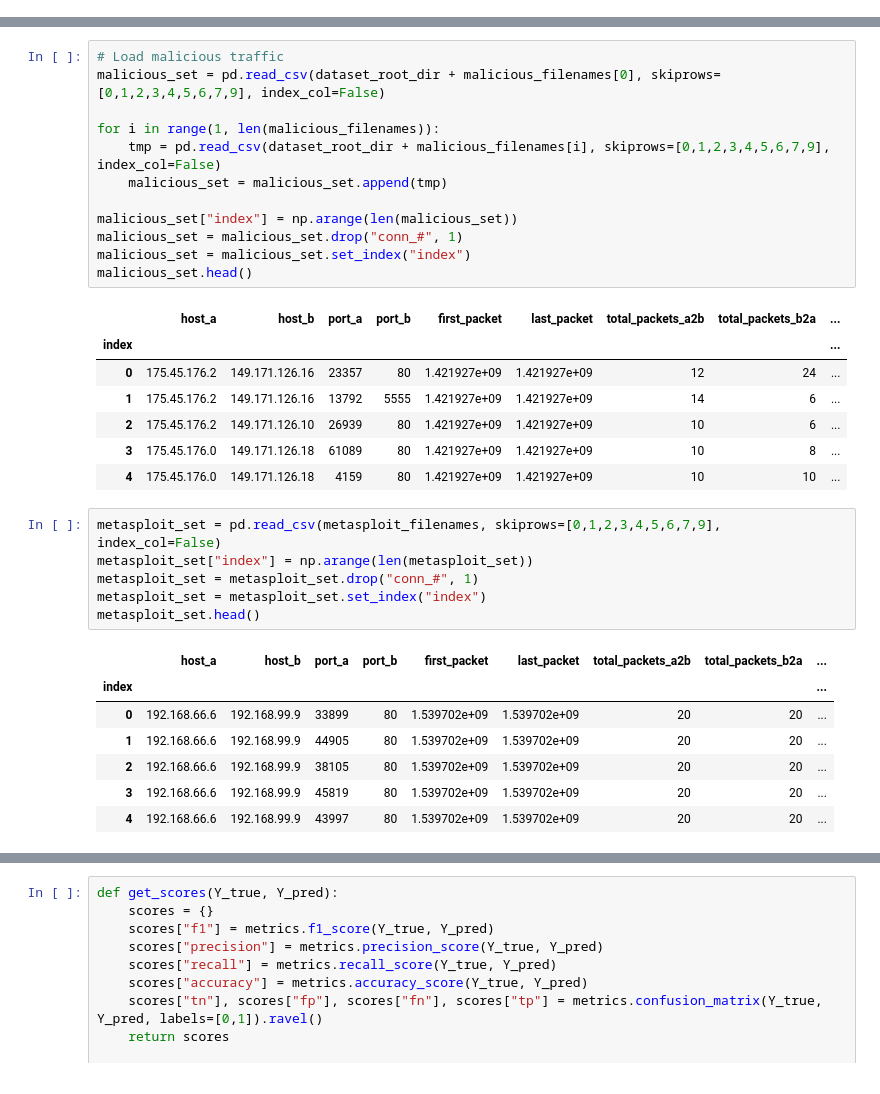
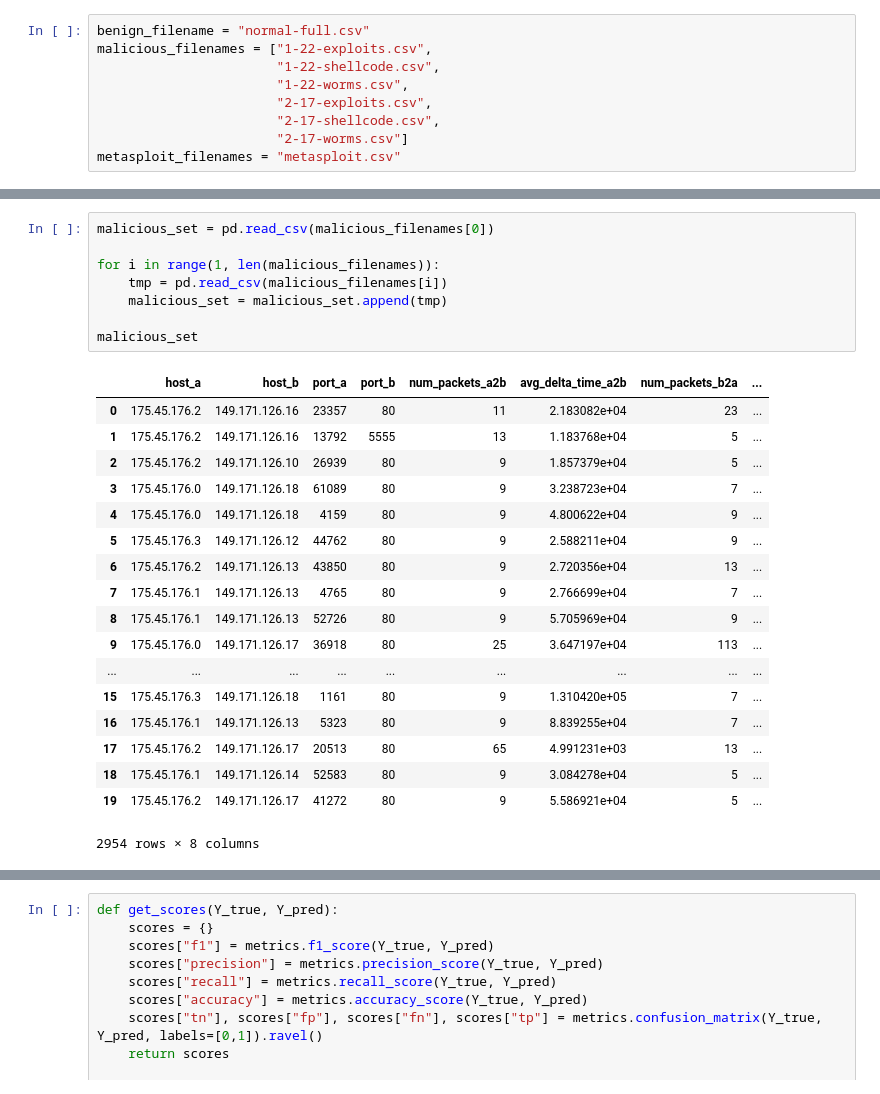
Before and after one commit to bazz-066/unsw-header-analysis, a Jupyter notebook: Delta Time Analysis.ipynb, the cells around one changed output, grey strips where cells are left out. Saved outputs shown, nothing was run; the diff lists cells and outputs as text.

```diff
--- a/Delta Time Analysis.ipynb
+++ b/Delta Time Analysis.ipynb
@@ -35,0 +18,9 @@ benign_set.head()
+# %%
+benign_filename = "normal-full.csv"
+malicious_filenames = ["1-22-exploits.csv",
+                       "1-22-shellcode.csv",
+                       "1-22-worms.csv",
+                       "2-17-exploits.csv",
+                       "2-17-shellcode.csv",
+                       "2-17-worms.csv"]
+metasploit_filenames = "metasploit.csv"
@@ -36,34 +49,27 @@ benign_set.head()
 # %%
-# Load malicious traffic
-malicious_set = pd.read_csv(dataset_root_dir + malicious_filenames[0], skiprows=[0,1,2,3,4,5,6,7,9], index_col=False)
+malicious_set = pd.read_csv(malicious_filenames[0])
 
 for i in range(1, len(malicious_filenames)):
-    tmp = pd.read_csv(dataset_root_dir + malicious_filenames[i], skiprows=[0,1,2,3,4,5,6,7,9], index_col=False)
+    tmp = pd.read_csv(malicious_filenames[i])
     malicious_set = malicious_set.append(tmp)
 
-malicious_set["index"] = np.arange(len(malicious_set))
-malicious_set = malicious_set.drop("conn_#", 1)
-malicious_set = malicious_set.set_index("index")
-malicious_set.head()
+malicious_set
 # %% [output]
-|  | host_a | host_b | port_a | port_b | first_packet | last_packet | total_packets_a2b | total_packets_b2a | ... |
-| index |  |  |  |  |  |  |  |  | ... |
-| 0 | 175.45.176.2 | 149.171.126.16 | 23357 | 80 | 1.421927e+09 | 1.421927e+09 | 12 | 24 | ... |
-| 1 | 175.45.176.2 | 149.171.126.16 | 13792 | 5555 | 1.421927e+09 | 1.421927e+09 | 14 | 6 | ... |
-| 2 | 175.45.176.2 | 149.171.126.10 | 26939 | 80 | 1.421927e+09 | 1.421927e+09 | 10 | 6 | ... |
-| 3 | 175.45.176.0 | 149.171.126.18 | 61089 | 80 | 1.421927e+09 | 1.421927e+09 | 10 | 8 | ... |
-| 4 | 175.45.176.0 | 149.171.126.18 | 4159 | 80 | 1.421927e+09 | 1.421927e+09 | 10 | 10 | ... |
+|  | host_a | host_b | port_a | port_b | num_packets_a2b | avg_delta_time_a2b | num_packets_b2a | ... |
+| 0 | 175.45.176.2 | 149.171.126.16 | 23357 | 80 | 11 | 2.183082e+04 | 23 | ... |
+| 1 | 175.45.176.2 | 149.171.126.16 | 13792 | 5555 | 13 | 1.183768e+04 | 5 | ... |
+| 2 | 175.45.176.2 | 149.171.126.10 | 26939 | 80 | 9 | 1.857379e+04 | 5 | ... |
+| 3 | 175.45.176.0 | 149.171.126.18 | 61089 | 80 | 9 | 3.238723e+04 | 7 | ... |
+| 4 | 175.45.176.0 | 149.171.126.18 | 4159 | 80 | 9 | 4.800622e+04 | 9 | ... |
+| 5 | 175.45.176.3 | 149.171.126.12 | 44762 | 80 | 9 | 2.588211e+04 | 9 | ... |
+| 6 | 175.45.176.2 | 149.171.126.13 | 43850 | 80 | 9 | 2.720356e+04 | 13 | ... |
+| 7 | 175.45.176.1 | 149.171.126.13 | 4765 | 80 | 9 | 2.766699e+04 | 7 | ... |
+| 8 | 175.45.176.1 | 149.171.126.13 | 52726 | 80 | 9 | 5.705969e+04 | 9 | ... |
+| 9 | 175.45.176.0 | 149.171.126.17 | 36918 | 80 | 25 | 3.647197e+04 | 113 | ... |
+| ... | ... | ... | ... | ... | ... | ... | ... | ... |
+| 15 | 175.45.176.3 | 149.171.126.18 | 1161 | 80 | 9 | 1.310420e+05 | 7 | ... |
+| 16 | 175.45.176.1 | 149.171.126.13 | 5323 | 80 | 9 | 8.839255e+04 | 7 | ... |
+| 17 | 175.45.176.2 | 149.171.126.17 | 20513 | 80 | 65 | 4.991231e+03 | 13 | ... |
+| 18 | 175.45.176.1 | 149.171.126.14 | 52583 | 80 | 9 | 3.084278e+04 | 5 | ... |
+| 19 | 175.45.176.2 | 149.171.126.17 | 41272 | 80 | 9 | 5.586921e+04 | 5 | ... |
+2954 rows × 8 columns
-# %%
-metasploit_set = pd.read_csv(metasploit_filenames, skiprows=[0,1,2,3,4,5,6,7,9], index_col=False)
-metasploit_set["index"] = np.arange(len(metasploit_set))
-metasploit_set = metasploit_set.drop("conn_#", 1)
-metasploit_set = metasploit_set.set_index("index")
-metasploit_set.head()
-# %% [output]
-|  | host_a | host_b | port_a | port_b | first_packet | last_packet | total_packets_a2b | total_packets_b2a | ... |
-| index |  |  |  |  |  |  |  |  | ... |
-| 0 | 192.168.66.6 | 192.168.99.9 | 33899 | 80 | 1.539702e+09 | 1.539702e+09 | 20 | 20 | ... |
-| 1 | 192.168.66.6 | 192.168.99.9 | 44905 | 80 | 1.539702e+09 | 1.539702e+09 | 20 | 20 | ... |
-| 2 | 192.168.66.6 | 192.168.99.9 | 38105 | 80 | 1.539702e+09 | 1.539702e+09 | 20 | 20 | ... |
-| 3 | 192.168.66.6 | 192.168.99.9 | 45819 | 80 | 1.539702e+09 | 1.539702e+09 | 20 | 20 | ... |
-| 4 | 192.168.66.6 | 192.168.99.9 | 43997 | 80 | 1.539702e+09 | 1.539702e+09 | 20 | 20 | ... |
```
Also changed, not shown: parts of 40 cells of this notebook, 3 other files.
